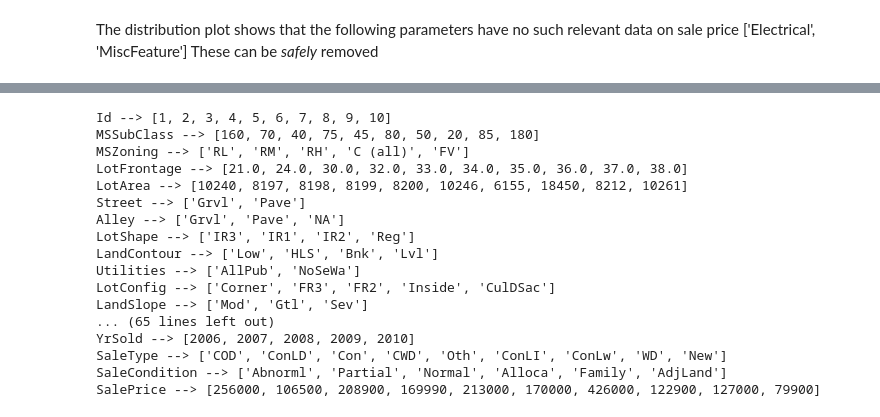
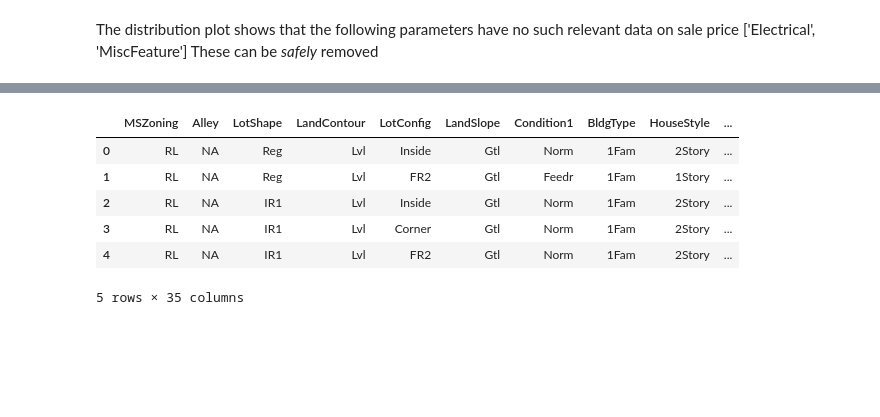
Before and after one commit to Shankhanil/CodePractice, a Jupyter notebook: Kaggle code/house-prices-advanced-regression-techniques/main.ipynb, the cells around one changed output, grey strips where cells are left out. Drawn from its saved outputs; the diff is of its cells as text; code cells hidden in the pictures; blank space fills up the shorter version.

```diff
--- a/Kaggle code/house-prices-advanced-regression-techniques/main.ipynb
+++ b/Kaggle code/house-prices-advanced-regression-techniques/main.ipynb
@@ -169,23 +180,22 @@ sns.boxplot(_data[_data['GarageQual'] == 'NA']['SalePrice'])
-# %%
-att = _data.columns
-for a in att:
-    res = list(set(_data[a]))
-    print("{} --> {}".format(a, res[0:10]))
-# %% [output]
-Id --> [1, 2, 3, 4, 5, 6, 7, 8, 9, 10]
-MSSubClass --> [160, 70, 40, 75, 45, 80, 50, 20, 85, 180]
-MSZoning --> ['RL', 'RM', 'RH', 'C (all)', 'FV']
-LotFrontage --> [21.0, 24.0, 30.0, 32.0, 33.0, 34.0, 35.0, 36.0, 37.0, 38.0]
-LotArea --> [10240, 8197, 8198, 8199, 8200, 10246, 6155, 18450, 8212, 10261]
-Street --> ['Grvl', 'Pave']
-Alley --> ['Grvl', 'Pave', 'NA']
-LotShape --> ['IR3', 'IR1', 'IR2', 'Reg']
-LandContour --> ['Low', 'HLS', 'Bnk', 'Lvl']
-Utilities --> ['AllPub', 'NoSeWa']
-LotConfig --> ['Corner', 'FR3', 'FR2', 'Inside', 'CulDSac']
-LandSlope --> ['Mod', 'Gtl', 'Sev']
-... (65 lines left out)
-YrSold --> [2006, 2007, 2008, 2009, 2010]
-SaleType --> ['COD', 'ConLD', 'Con', 'CWD', 'Oth', 'ConLI', 'ConLw', 'WD', 'New']
-SaleCondition --> ['Abnorml', 'Partial', 'Normal', 'Alloca', 'Family', 'AdjLand']
-SalePrice --> [256000, 106500, 208900, 169990, 213000, 170000, 426000, 122900, 127000, 79900]
+# %%
+relevant = ['MSZoning', 'Alley', 'LotShape', 'LandContour',
+'LotConfig', 'LandSlope', 'Condition1',
+'BldgType', 'HouseStyle', 'RoofStyle', 'MasVnrType', 'ExterQual', 'Foundation',
+'BsmtQual', 'BsmtCond', 'BsmtExposure', 'BsmtFinType1',
+'BsmtFinType2', 'CentralAir', 'BsmtHalfBath', 'FullBath',
+'HalfBath', 'KitchenQual', 'Fireplaces', 'FireplaceQu', 'GarageType',
+'GarageFinish', 'GarageCars', 'GarageQual', 'GarageCond',
+'PavedDrive', 'Fence','YrSold', 'SaleType', 'SaleCondition'
+]
+
+# set of values of relevant attributes
+for r in relevant:
+    print("{} --> {}".format(r,))
+# %% [output]
+|  | MSZoning | Alley | LotShape | LandContour | LotConfig | LandSlope | Condition1 | BldgType | HouseStyle | ... |
+| 0 | RL | NA | Reg | Lvl | Inside | Gtl | Norm | 1Fam | 2Story | ... |
+| 1 | RL | NA | Reg | Lvl | FR2 | Gtl | Feedr | 1Fam | 1Story | ... |
+| 2 | RL | NA | IR1 | Lvl | Inside | Gtl | Norm | 1Fam | 2Story | ... |
+| 3 | RL | NA | IR1 | Lvl | Corner | Gtl | Norm | 1Fam | 2Story | ... |
+| 4 | RL | NA | IR1 | Lvl | FR2 | Gtl | Norm | 1Fam | 2Story | ... |
+5 rows × 35 columns
```
Also changed, not shown: parts of 3 cells of this notebook, 1 other file.
